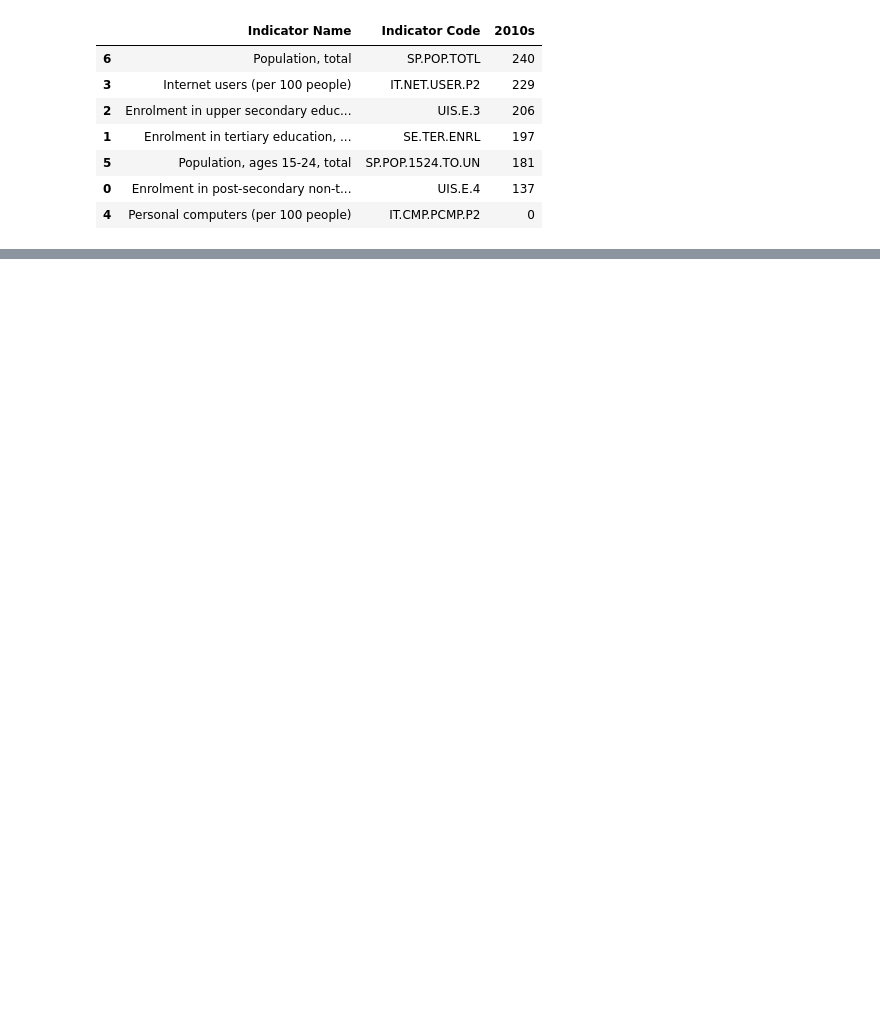
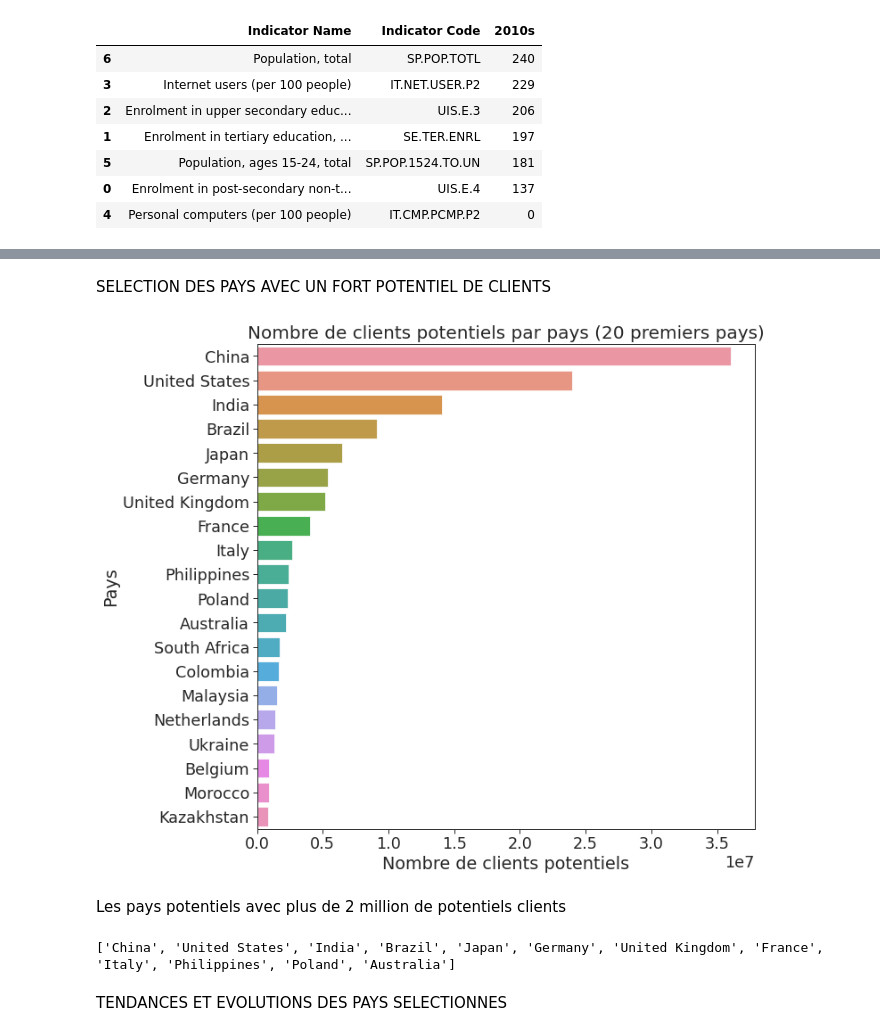
Before and after one commit to hadeyema/playground-6psrqy2u, a Jupyter notebook: projet2.ipynb, the cells around one changed output, grey strips where cells are left out. Saved outputs shown, nothing was run; the diff lists cells and outputs as text; code cells hidden in the pictures; blank space fills up the shorter version.

```diff
--- a/projet2.ipynb
+++ b/projet2.ipynb
@@ -835,0 +1006,3 @@ dta1[dta1['Indicator Code'].isin(indicateurs)][['Indicator Name', 'Indicator Cod
+# %%
+# une estimation du nombre de clients potentiels:
+cntry1['potential_customers'] = cntry1['customers'] * cntry1['IT.NET.USER.P2']/100
@@ -835,0 +1029,23 @@ dta1[dta1['Indicator Code'].isin(indicateurs)][['Indicator Name', 'Indicator Cod
+# %% [markdown]
+SELECTION DES PAYS AVEC UN FORT POTENTIEL DE CLIENTS
+# %%
+clients_potentiels = cntry1.sort_values(by='potential_customers', na_position='first', ascending=True)[['Country Name', 'IT.NET.USER.P2', 'customers', 'potential_customers']].tail(20).sort_values(by='potential_customers',ascending=False)
+plt.figure(figsize = (10,10))
+sns.set_context("paper", font_scale=2)
+plt.title('Nombre de clients potentiels par pays (20 premiers pays)', fontsize=20)
+ax = plt.gca()
+sns.barplot(x = clients_potentiels['potential_customers'], y=clients_potentiels['Country Name'])
+plt.xlabel('Nombre de clients potentiels')
+plt.ylabel('Pays')
+plt.show()
+# %% [output]
+[figure, added]
+# %% [markdown]
+Les pays potentiels avec plus de 2 million de potentiels clients
+# %%
+selected_countries = clients_potentiels[clients_potentiels['potential_customers'] > 2000000]['Country Name'].tolist()
+print(selected_countries)
+# %% [output]
+['China', 'United States', 'India', 'Brazil', 'Japan', 'Germany', 'United Kingdom', 'France', 'Italy', 'Philippines', 'Poland', 'Australia']
+# %% [markdown]
+TENDANCES ET EVOLUTIONS DES PAYS SELECTIONNES
```
Also changed, not shown: parts of 35 cells of this notebook.
